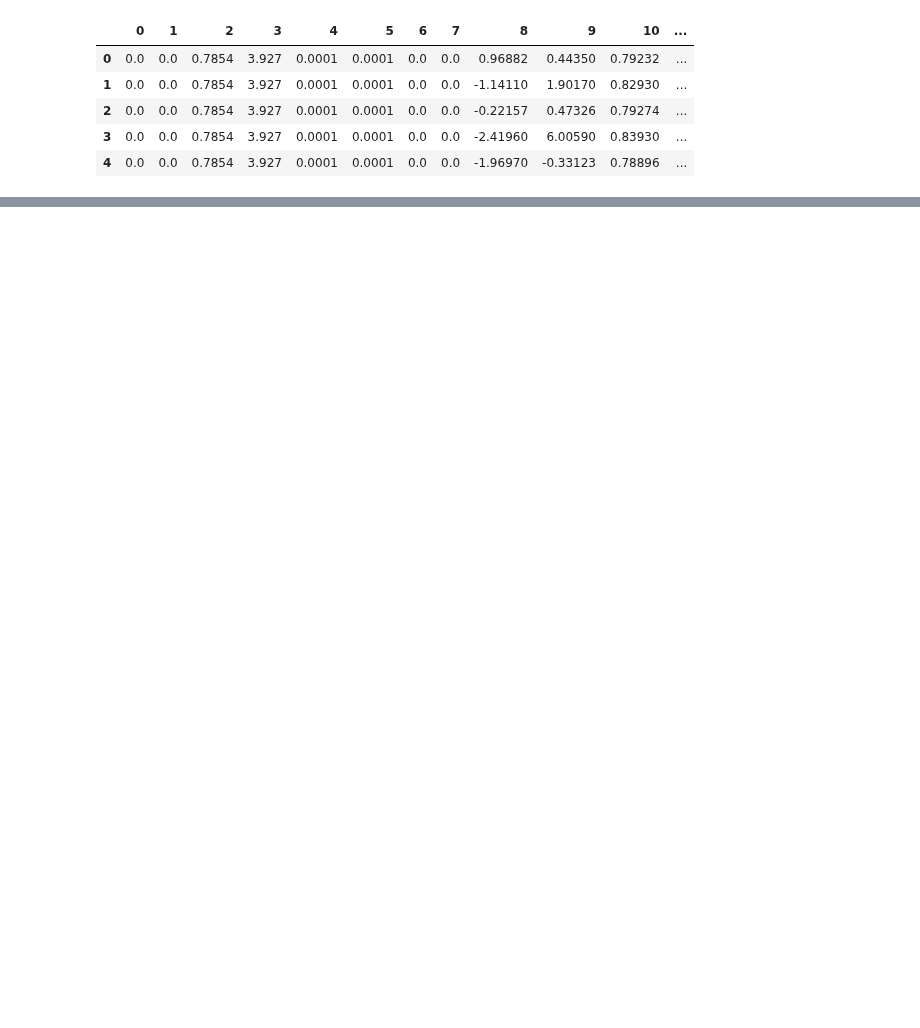
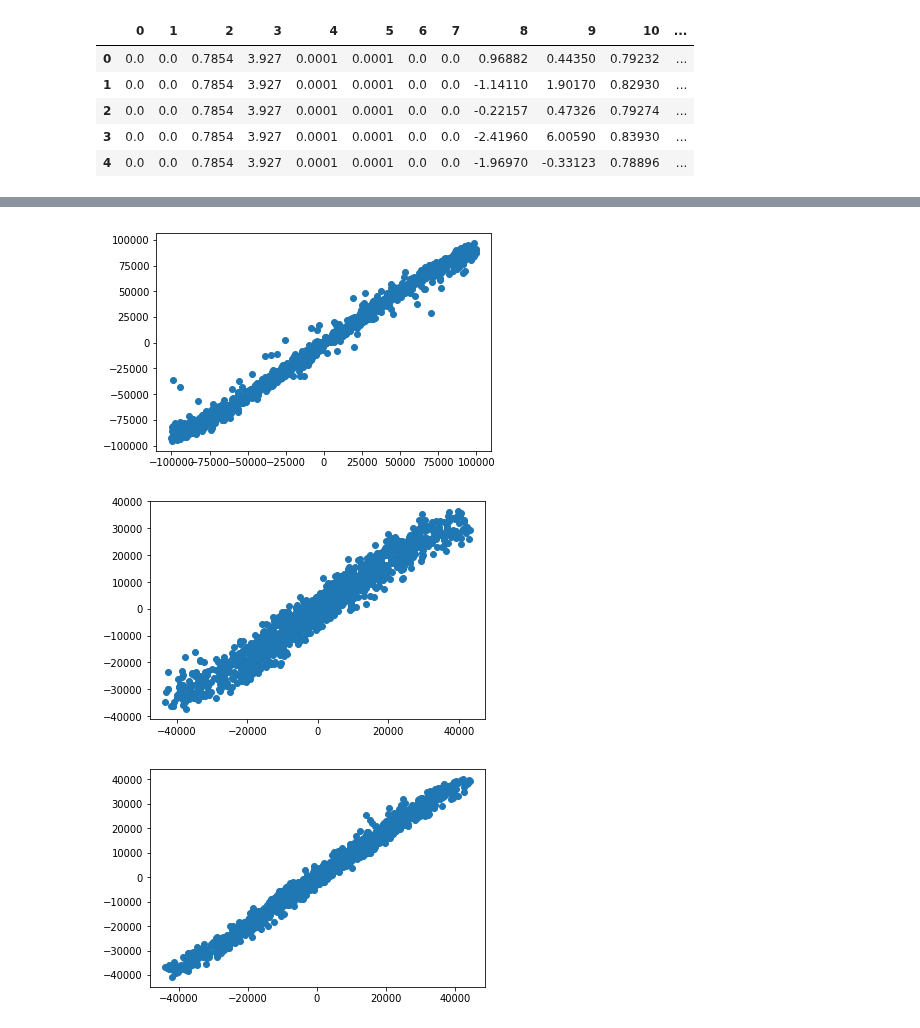
Before and after one commit to oliviatessa/MothMachineLearning, a Jupyter notebook: Load and Visualize data.ipynb, the cells around one changed output, grey strips where cells are left out. Saved outputs shown, nothing was run; the diff lists cells and outputs as text; code cells hidden in the pictures; blank space fills up the shorter version.

```diff
--- a/Load and Visualize data.ipynb
+++ b/Load and Visualize data.ipynb
@@ -243,0 +269,8 @@ newDF
+# %%
+for ii in range(3):
+    plt.scatter(Ytest[:,ii],Ypred1[:,ii] )
+    plt.show()
+# %% [output]
+[figure, added]
+[figure, added]
+[figure, added]
```
Also changed, not shown: parts of 29 cells of this notebook.
